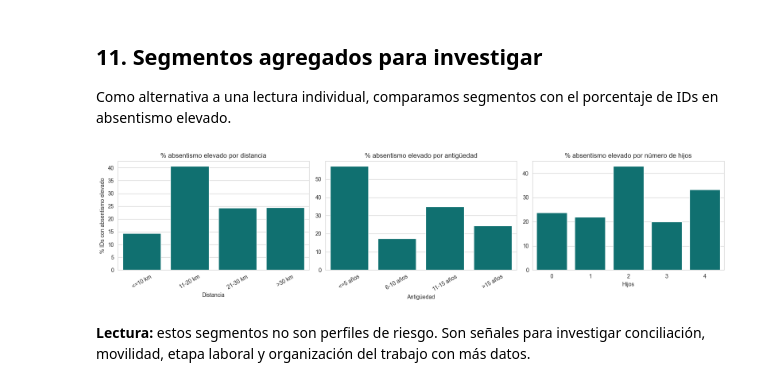
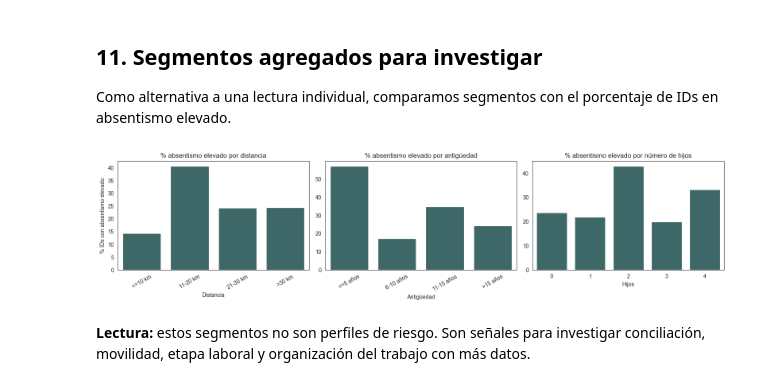
Before and after one commit to ITACADEMYprojectes/ProjecteData, a Jupyter notebook: Equip_31/Scripts/Notebooks/analisis_absentismo_01062026.ipynb, the cells around one changed output. Cells and saved outputs as stored; diff of their text form; code cells hidden in the pictures.

```diff
--- a/Equip_31/Scripts/Notebooks/analisis_absentismo_01062026.ipynb
+++ b/Equip_31/Scripts/Notebooks/analisis_absentismo_01062026.ipynb
@@ -26,11 +26,24 @@ import numpy as np
 from matplotlib.colors import LinearSegmentedColormap
 
 pd.set_option('display.max_columns', 100)
-sns.set_style('whitegrid')
+sns.set_style('white')
+plt.rcParams['figure.facecolor'] = 'none'
+plt.rcParams['axes.facecolor'] = 'none'
+plt.rcParams['savefig.facecolor'] = 'none'
+plt.rcParams['savefig.transparent'] = True
 
-COLOR_PRINCIPAL = 'teal'
-COLOR_SECUNDARIO = 'steelblue'
-COLOR_ALERTA = 'indianred'
+# Paleta alineada con la entrega anterior
+COLOR_FONDO = '#eef2ee'
+COLOR_VERDE_OSCURO = '#064b25'
+COLOR_VERDE_MEDIO = '#7fbd83'
+COLOR_VERDE_CLARO = '#dfeedd'
+COLOR_TEAL = '#376f6f'
+COLOR_OCRE = '#c78d52'
+COLOR_ALERTA = '#b46b4f'
+COLOR_TEXTO = '#263238'
+
+COLOR_PRINCIPAL = COLOR_VERDE_OSCURO
+COLOR_SECUNDARIO = COLOR_TEAL
 
 DATA_FILE = '../../Data/clean/clean_data_01062026.csv'
 df_RRHH = pd.read_csv(DATA_FILE)
@@ -452,7 +523,9 @@ Top 5 IDs concentran: 39.8 % de las horas
 | 21 | 22 | 46 | 253 |
 # %%
 fig, ax = plt.subplots(figsize=(10, 5))
-sns.barplot(data=top_ids, x='ID', y='horas_totales', color=COLOR_ALERTA, order=top_ids['ID'], ax=ax)
+fig.patch.set_alpha(0)
+ax.set_facecolor('none')
+sns.barplot(data=top_ids, x='ID', y='horas_totales', color=COLOR_TEAL, order=top_ids['ID'], ax=ax)
 ax.set_title('Top 10 IDs por horas registradas', fontsize=14, fontweight='bold')
 ax.set_xlabel('ID anonimizado')
 ax.set_ylabel('Horas totales')
@@ -579,28 +655,31 @@ def comparar_segmentos(df, variable):
     return tabla.sort_values('pct_absentismo_elevado', ascending=False)
 # %%
 fig, axes = plt.subplots(1, 3, figsize=(16, 4))
+fig.patch.set_alpha(0)
+for ax in axes:
+    ax.set_facecolor('none')
 
-sns.barplot(data=comparar_segmentos(df_empleados, 'tramo_distancia'), x='tramo_distancia', y='pct_absentismo_elevado', ax=axes[0], color=COLOR_PRINCIPAL)
+sns.barplot(data=comparar_segmentos(df_empleados, 'tramo_distancia'), x='tramo_distancia', y='pct_absentismo_elevado', ax=axes[0], color=COLOR_TEAL)
 axes[0].set_title('% absentismo elevado por distancia')
 axes[0].set_xlabel('Distancia')
 axes[0].set_ylabel('% IDs con absentismo elevado')
 axes[0].tick_params(axis='x', rotation=30)
 
-sns.barplot(data=comparar_segmentos(df_empleados, 'tramo_antiguedad'), x='tramo_antiguedad', y='pct_absentismo_elevado', ax=axes[1], color=COLOR_PRINCIPAL)
+sns.barplot(data=comparar_segmentos(df_empleados, 'tramo_antiguedad'), x='tramo_antiguedad', y='pct_absentismo_elevado', ax=axes[1], color=COLOR_TEAL)
 axes[1].set_title('% absentismo elevado por antigüedad')
 axes[1].set_xlabel('Antigüedad')
 axes[1].set_ylabel('')
 axes[1].tick_params(axis='x', rotation=30)
 
-sns.barplot(data=comparar_segmentos(df_empleados, 'Son'), x='Son', y='pct_absentismo_elevado', ax=axes[2], color=COLOR_PRINCIPAL)
+sns.barplot(data=comparar_segmentos(df_empleados, 'Son'), x='Son', y='pct_absentismo_elevado', ax=axes[2], color=COLOR_TEAL)
 axes[2].set_title('% absentismo elevado por número de hijos')
 axes[2].set_xlabel('Hijos')
 axes[2].set_ylabel('')
 
 plt.tight_layout()
 plt.show()
 # %% [output]
-[figure, old version]
+[figure, new version]
 # %% [markdown]
 **Lectura:** estos segmentos no son perfiles de riesgo. Son señales para investigar conciliación, movilidad, etapa laboral y organización del trabajo con más datos.
 # %% [markdown]
```
Also changed, not shown: parts of 14 cells of this notebook, 1 other file.
